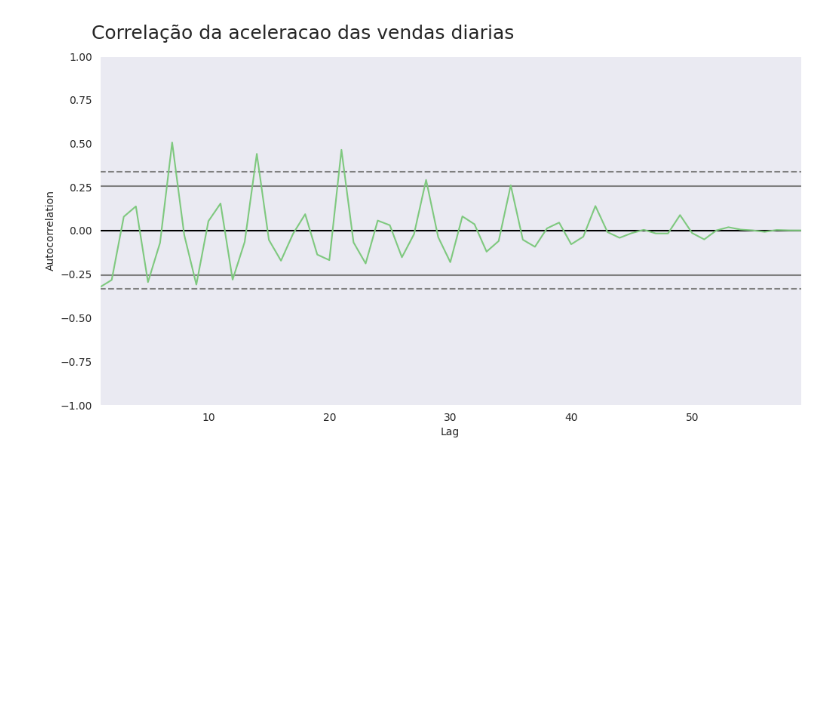
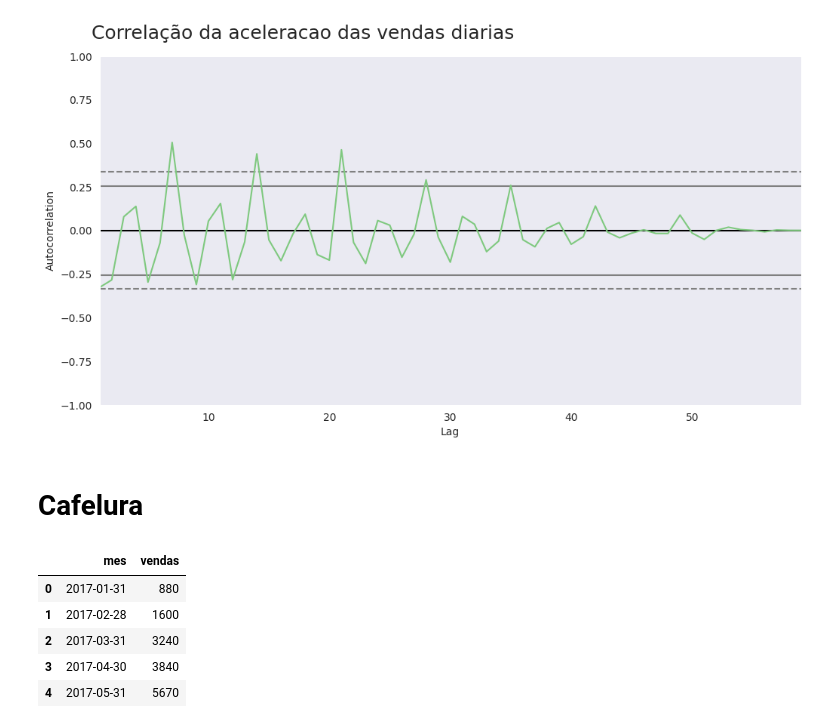
Before and after one commit to Patrick-Setubal/Data_Science_Analytics, a Jupyter notebook: alura_curso/formacao_data_science/SeriesTemporais/SeriesTemporais.ipynb, the cells around one changed output. Saved outputs shown, nothing was run; the diff lists cells and outputs as text; code cells hidden in the pictures; blank space fills up the shorter version.

```diff
--- a/alura_curso/formacao_data_science/SeriesTemporais/SeriesTemporais.ipynb
+++ b/alura_curso/formacao_data_science/SeriesTemporais/SeriesTemporais.ipynb
@@ -389,3 +389,16 @@ ax.suptitle('Correlação da aceleracao das vendas diarias', fontsize=18, x=0.35
 autocorrelation_plot(vendas_por_dia['aceleracao'][2:]); ax = ax
 # %% [output]
 [figure]
+# %% [markdown]
+# Cafelura
+# %%
+# Importar Dados
+cafelura = pd.read_csv('https://raw.githubusercontent.com/Patrick-Setubal/data_science_analytics/main/alura_curso/formacao_data_science/SeriesTemporais/cafelura.csv')
+cafelura.head()
+# %% [output]
+|  | mes | vendas |
+| 0 | 2017-01-31 | 880 |
+| 1 | 2017-02-28 | 1600 |
+| 2 | 2017-03-31 | 3240 |
+| 3 | 2017-04-30 | 3840 |
+| 4 | 2017-05-31 | 5670 |
```
Also changed, not shown: parts of 7 cells of this notebook.
